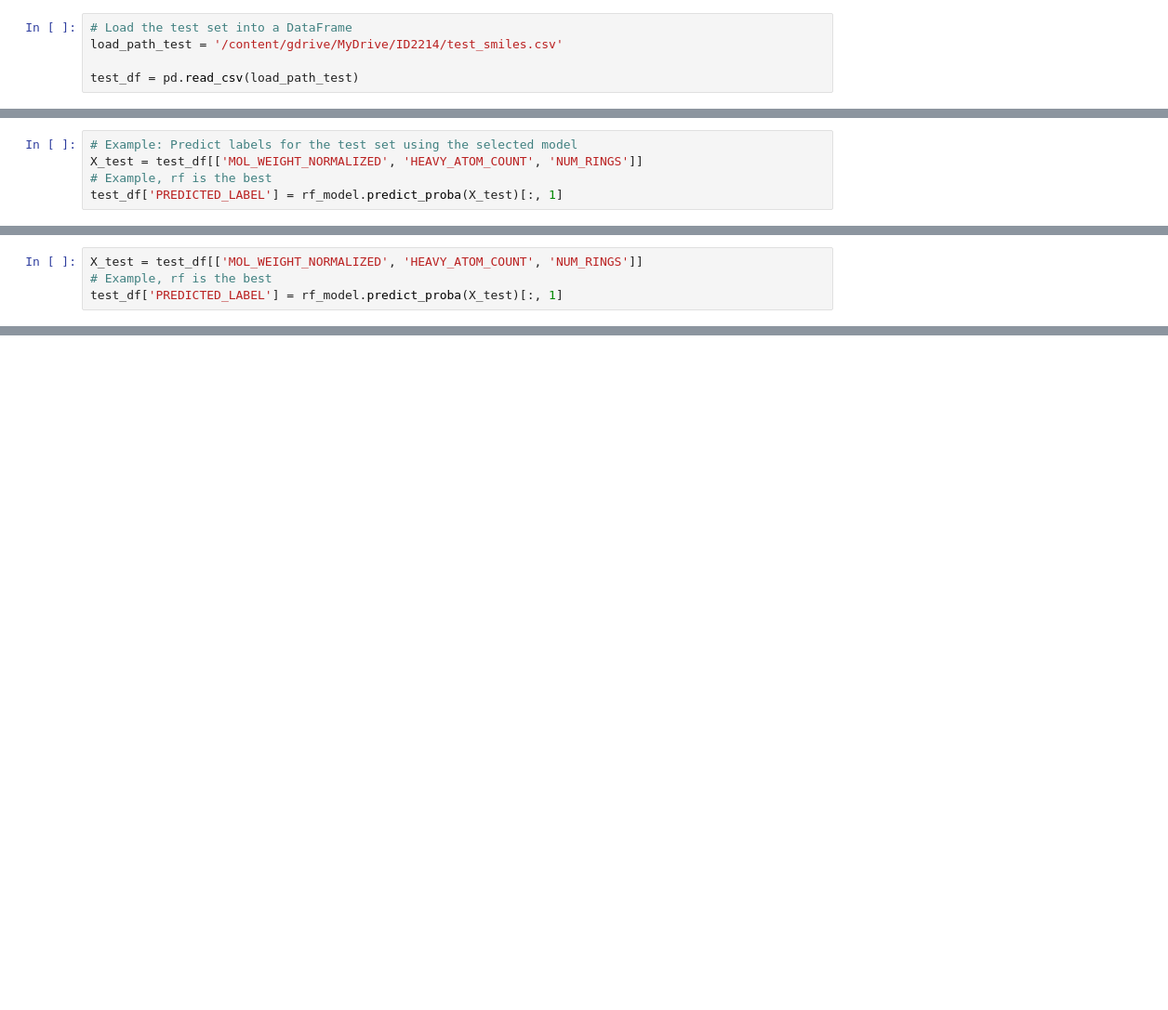
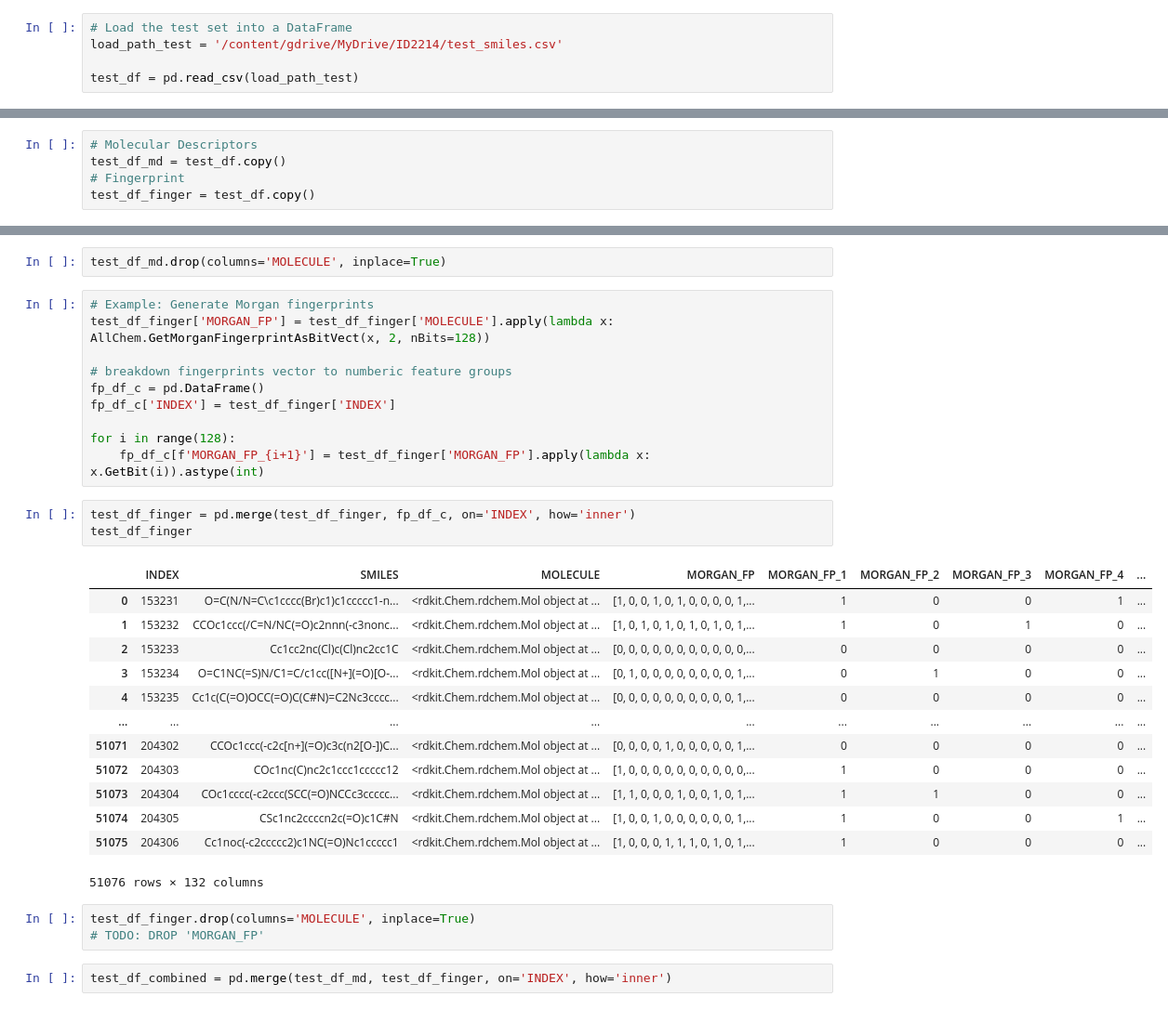
Before and after one commit to dengty1998/Programming-for-DS, a Jupyter notebook: Final_project/Project.ipynb, the cells around one changed output, grey strips where cells are left out. Shown: that part at 93% size. Saved outputs shown, nothing was run; the diff lists cells and outputs as text; blank space fills up the shorter version.

```diff
--- a/Final_project/Project.ipynb
+++ b/Final_project/Project.ipynb
@@ -352,5 +1136,0 @@ test_df
-# %%
-# Example: Predict labels for the test set using the selected model
-X_test = test_df[['MOL_WEIGHT_NORMALIZED', 'HEAVY_ATOM_COUNT', 'NUM_RINGS']]
-# Example, rf is the best
-test_df['PREDICTED_LABEL'] = rf_model.predict_proba(X_test)[:, 1]
@@ -377,4 +1136,0 @@ estimated_train_auc = cv_auc_scores.mean()
-# %%
-X_test = test_df[['MOL_WEIGHT_NORMALIZED', 'HEAVY_ATOM_COUNT', 'NUM_RINGS']]
-# Example, rf is the best
-test_df['PREDICTED_LABEL'] = rf_model.predict_proba(X_test)[:, 1]
@@ -396,0 +1142,5 @@ test_df
+# %%
+# Molecular Descriptors
+test_df_md = test_df.copy()
+# Fingerprint
+test_df_finger = test_df.copy()
@@ -396,0 +1255,34 @@ test_df
+# %%
+test_df_md.drop(columns='MOLECULE', inplace=True)
+# %%
+# Example: Generate Morgan fingerprints
+test_df_finger['MORGAN_FP'] = test_df_finger['MOLECULE'].apply(lambda x: AllChem.GetMorganFingerprintAsBitVect(x, 2, nBits=128))
+
+# breakdown fingerprints vector to numberic feature groups
+fp_df_c = pd.DataFrame()
+fp_df_c['INDEX'] = test_df_finger['INDEX']
+
+for i in range(128):
+    fp_df_c[f'MORGAN_FP_{i+1}'] = test_df_finger['MORGAN_FP'].apply(lambda x: x.GetBit(i)).astype(int)
+# %%
+test_df_finger = pd.merge(test_df_finger, fp_df_c, on='INDEX', how='inner')
+test_df_finger
+# %% [output]
+|  | INDEX | SMILES | MOLECULE | MORGAN_FP | MORGAN_FP_1 | MORGAN_FP_2 | MORGAN_FP_3 | MORGAN_FP_4 | ... |
+| 0 | 153231 | O=C(N/N=C\c1cccc(Br)c1)c1ccccc1-n... | <rdkit.Chem.rdchem.Mol object at ... | [1, 0, 0, 1, 0, 1, 0, 0, 0, 0, 1,... | 1 | 0 | 0 | 1 | ... |
+| 1 | 153232 | CCOc1ccc(/C=N/NC(=O)c2nnn(-c3nonc... | <rdkit.Chem.rdchem.Mol object at ... | [1, 0, 1, 0, 1, 0, 1, 0, 1, 0, 1,... | 1 | 0 | 1 | 0 | ... |
+| 2 | 153233 | Cc1cc2nc(Cl)c(Cl)nc2cc1C | <rdkit.Chem.rdchem.Mol object at ... | [0, 0, 0, 0, 0, 0, 0, 0, 0, 0, 0,... | 0 | 0 | 0 | 0 | ... |
+| 3 | 153234 | O=C1NC(=S)N/C1=C/c1cc([N+](=O)[O-... | <rdkit.Chem.rdchem.Mol object at ... | [0, 1, 0, 0, 0, 0, 0, 0, 0, 0, 1,... | 0 | 1 | 0 | 0 | ... |
+| 4 | 153235 | Cc1c(C(=O)OCC(=O)C(C#N)=C2Nc3cccc... | <rdkit.Chem.rdchem.Mol object at ... | [0, 0, 0, 0, 0, 0, 0, 0, 0, 0, 1,... | 0 | 0 | 0 | 0 | ... |
+| ... | ... | ... | ... | ... | ... | ... | ... | ... | ... |
+| 51071 | 204302 | CCOc1ccc(-c2c[n+](=O)c3c(n2[O-])C... | <rdkit.Chem.rdchem.Mol object at ... | [0, 0, 0, 0, 1, 0, 0, 0, 0, 0, 1,... | 0 | 0 | 0 | 0 | ... |
+| 51072 | 204303 | COc1nc(C)nc2c1ccc1ccccc12 | <rdkit.Chem.rdchem.Mol object at ... | [1, 0, 0, 0, 0, 0, 0, 0, 0, 0, 0,... | 1 | 0 | 0 | 0 | ... |
+| 51073 | 204304 | COc1cccc(-c2ccc(SCC(=O)NCCc3ccccc... | <rdkit.Chem.rdchem.Mol object at ... | [1, 1, 0, 0, 0, 1, 0, 0, 1, 0, 1,... | 1 | 1 | 0 | 0 | ... |
+| 51074 | 204305 | CSc1nc2ccccn2c(=O)c1C#N | <rdkit.Chem.rdchem.Mol object at ... | [1, 0, 0, 1, 0, 0, 0, 0, 0, 0, 1,... | 1 | 0 | 0 | 1 | ... |
+| 51075 | 204306 | Cc1noc(-c2ccccc2)c1NC(=O)Nc1ccccc1 | <rdkit.Chem.rdchem.Mol object at ... | [1, 0, 0, 0, 1, 1, 1, 0, 1, 0, 1,... | 1 | 0 | 0 | 0 | ... |
+51076 rows × 132 columns
+# %%
+test_df_finger.drop(columns='MOLECULE', inplace=True)
+# TODO: DROP 'MORGAN_FP'
+# %%
+test_df_combined = pd.merge(test_df_md, test_df_finger, on='INDEX', how='inner')
```
Also changed, not shown: parts of 122 cells of this notebook.
